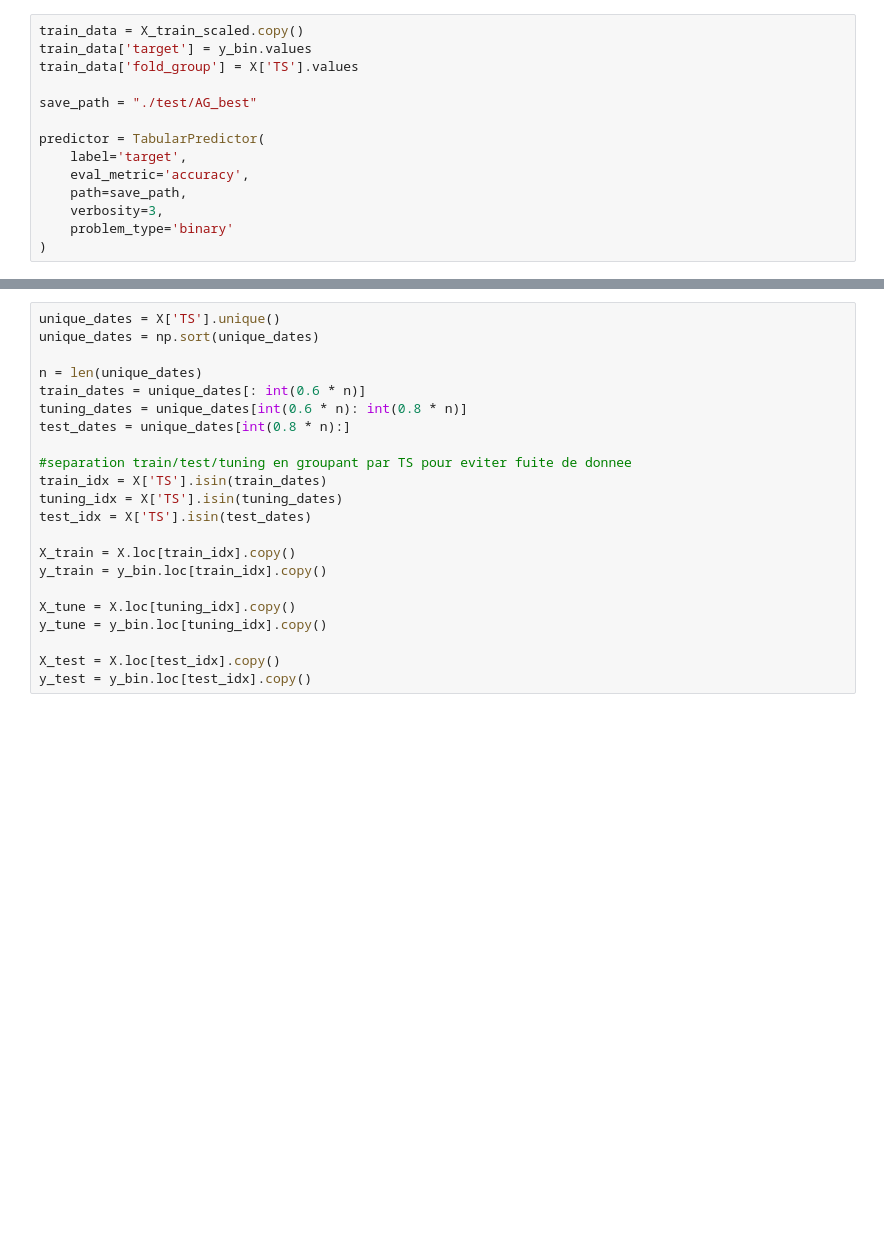
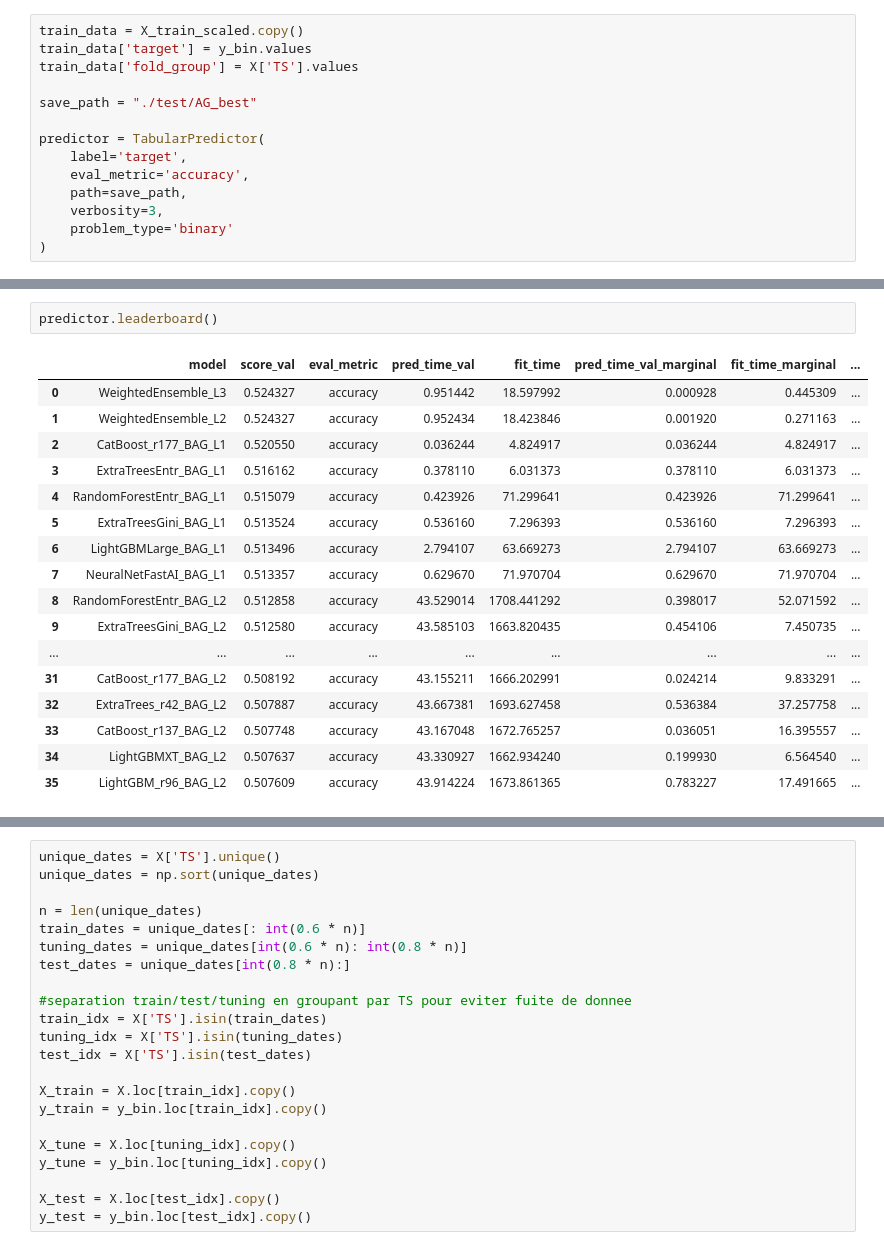
Before and after one commit to leclercrafael/QRT-Asset-Allocation-Performance-forecasting, a Jupyter notebook: Autogluon_pipeline.ipynb, the cells around one changed output, grey strips where cells are left out. Drawn from its saved outputs; the diff is of its cells as text; blank space fills up the shorter version.

```diff
--- a/Autogluon_pipeline.ipynb
+++ b/Autogluon_pipeline.ipynb
@@ -93,0 +95,20 @@ Loading: /Users/olivierf/stanford/QRT-Asset-Allocation-Performance-forecasting/t
+# %%
+predictor.leaderboard()
+# %% [output]
+|  | model | score_val | eval_metric | pred_time_val | fit_time | pred_time_val_marginal | fit_time_marginal | ... |
+| 0 | WeightedEnsemble_L3 | 0.524327 | accuracy | 0.951442 | 18.597992 | 0.000928 | 0.445309 | ... |
+| 1 | WeightedEnsemble_L2 | 0.524327 | accuracy | 0.952434 | 18.423846 | 0.001920 | 0.271163 | ... |
+| 2 | CatBoost_r177_BAG_L1 | 0.520550 | accuracy | 0.036244 | 4.824917 | 0.036244 | 4.824917 | ... |
+| 3 | ExtraTreesEntr_BAG_L1 | 0.516162 | accuracy | 0.378110 | 6.031373 | 0.378110 | 6.031373 | ... |
+| 4 | RandomForestEntr_BAG_L1 | 0.515079 | accuracy | 0.423926 | 71.299641 | 0.423926 | 71.299641 | ... |
+| 5 | ExtraTreesGini_BAG_L1 | 0.513524 | accuracy | 0.536160 | 7.296393 | 0.536160 | 7.296393 | ... |
+| 6 | LightGBMLarge_BAG_L1 | 0.513496 | accuracy | 2.794107 | 63.669273 | 2.794107 | 63.669273 | ... |
+| 7 | NeuralNetFastAI_BAG_L1 | 0.513357 | accuracy | 0.629670 | 71.970704 | 0.629670 | 71.970704 | ... |
+| 8 | RandomForestEntr_BAG_L2 | 0.512858 | accuracy | 43.529014 | 1708.441292 | 0.398017 | 52.071592 | ... |
+| 9 | ExtraTreesGini_BAG_L2 | 0.512580 | accuracy | 43.585103 | 1663.820435 | 0.454106 | 7.450735 | ... |
+| ... | ... | ... | ... | ... | ... | ... | ... | ... |
+| 31 | CatBoost_r177_BAG_L2 | 0.508192 | accuracy | 43.155211 | 1666.202991 | 0.024214 | 9.833291 | ... |
+| 32 | ExtraTrees_r42_BAG_L2 | 0.507887 | accuracy | 43.667381 | 1693.627458 | 0.536384 | 37.257758 | ... |
+| 33 | CatBoost_r137_BAG_L2 | 0.507748 | accuracy | 43.167048 | 1672.765257 | 0.036051 | 16.395557 | ... |
+| 34 | LightGBMXT_BAG_L2 | 0.507637 | accuracy | 43.330927 | 1662.934240 | 0.199930 | 6.564540 | ... |
+| 35 | LightGBM_r96_BAG_L2 | 0.507609 | accuracy | 43.914224 | 1673.861365 | 0.783227 | 17.491665 | ... |
```
Also changed, not shown: parts of 2 cells of this notebook, 3 other files.
